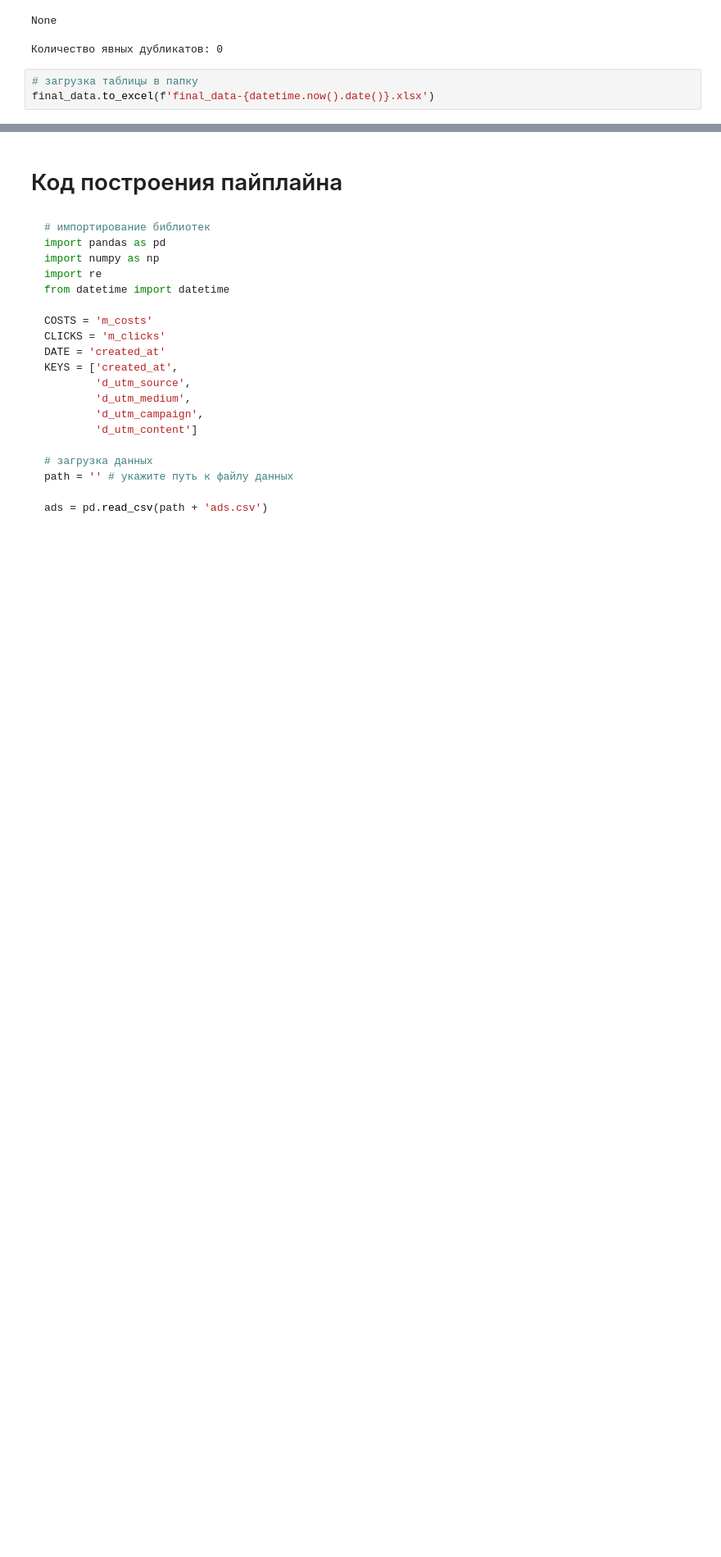
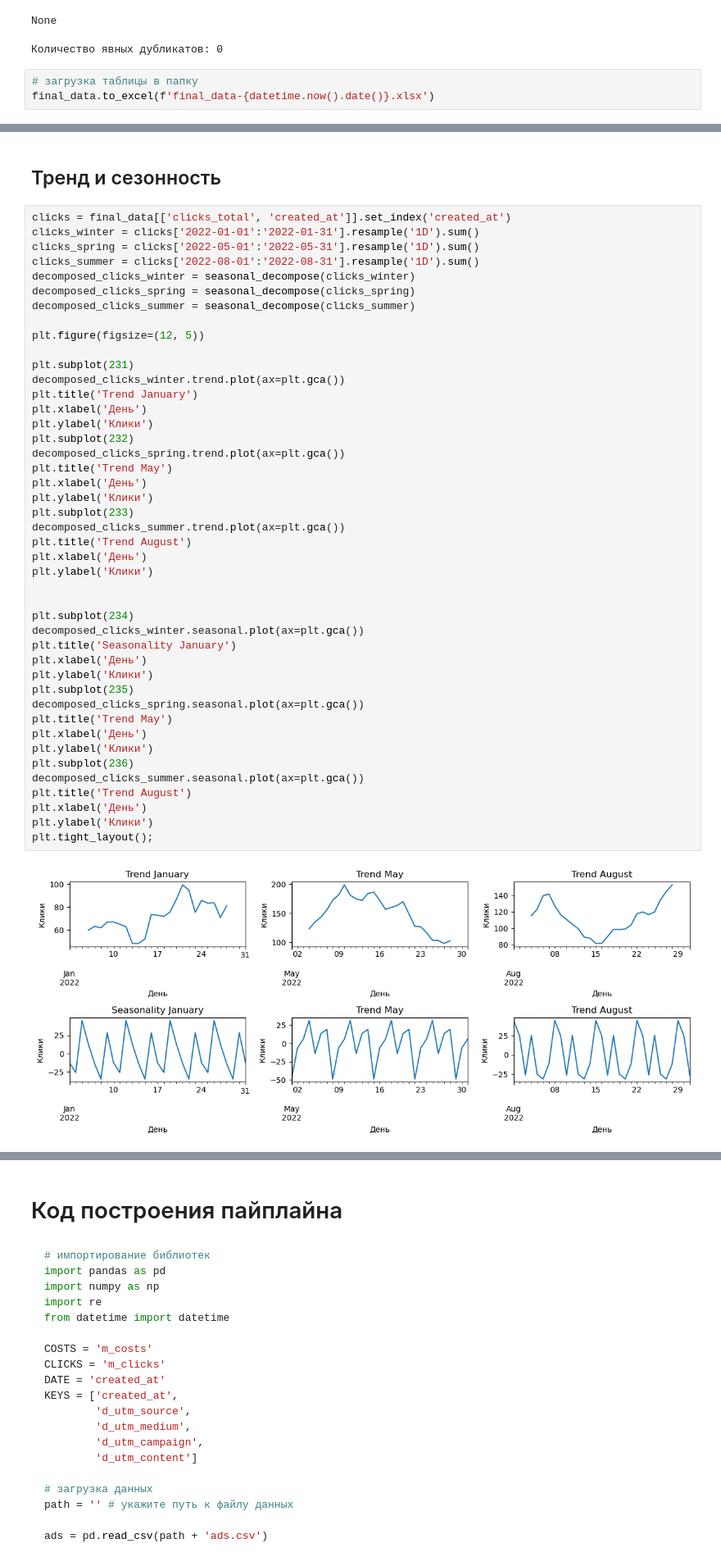
Before and after one commit to deniskriukov/xO_Services_test_task, a Jupyter notebook: xO_Services_test_task.ipynb, the cells around one changed output, grey strips where cells are left out. Shown: that part at 82% size. Cells and saved outputs as stored; diff of their text form; blank space fills up the shorter version.

```diff
--- a/xO_Services_test_task.ipynb
+++ b/xO_Services_test_task.ipynb
@@ -523,0 +528,48 @@ final_data.to_excel(f'final_data-{datetime.now().date()}.xlsx')
+# %% [markdown]
+## Тренд и сезонность
+# %%
+clicks = final_data[['clicks_total', 'created_at']].set_index('created_at')
+clicks_winter = clicks['2022-01-01':'2022-01-31'].resample('1D').sum()
+clicks_spring = clicks['2022-05-01':'2022-05-31'].resample('1D').sum()
+clicks_summer = clicks['2022-08-01':'2022-08-31'].resample('1D').sum()
+decomposed_clicks_winter = seasonal_decompose(clicks_winter)
+decomposed_clicks_spring = seasonal_decompose(clicks_spring)
+decomposed_clicks_summer = seasonal_decompose(clicks_summer)
+
+plt.figure(figsize=(12, 5))
+
+plt.subplot(231)
+decomposed_clicks_winter.trend.plot(ax=plt.gca())
+plt.title('Trend January')
+plt.xlabel('День')
+plt.ylabel('Клики')
+plt.subplot(232)
+decomposed_clicks_spring.trend.plot(ax=plt.gca())
+plt.title('Trend May')
+plt.xlabel('День')
+plt.ylabel('Клики')
+plt.subplot(233)
+decomposed_clicks_summer.trend.plot(ax=plt.gca())
+plt.title('Trend August')
+plt.xlabel('День')
+plt.ylabel('Клики')
+
+
+plt.subplot(234)
+decomposed_clicks_winter.seasonal.plot(ax=plt.gca())
+plt.title('Seasonality January')
+plt.xlabel('День')
+plt.ylabel('Клики')
+plt.subplot(235)
+decomposed_clicks_spring.seasonal.plot(ax=plt.gca())
+plt.title('Trend May')
+plt.xlabel('День')
+plt.ylabel('Клики')
+plt.subplot(236)
+decomposed_clicks_summer.seasonal.plot(ax=plt.gca())
+plt.title('Trend August')
+plt.xlabel('День')
+plt.ylabel('Клики')
+plt.tight_layout();
+# %% [output]
+[figure, added]
```
Also changed, not shown: parts of 10 cells of this notebook.
